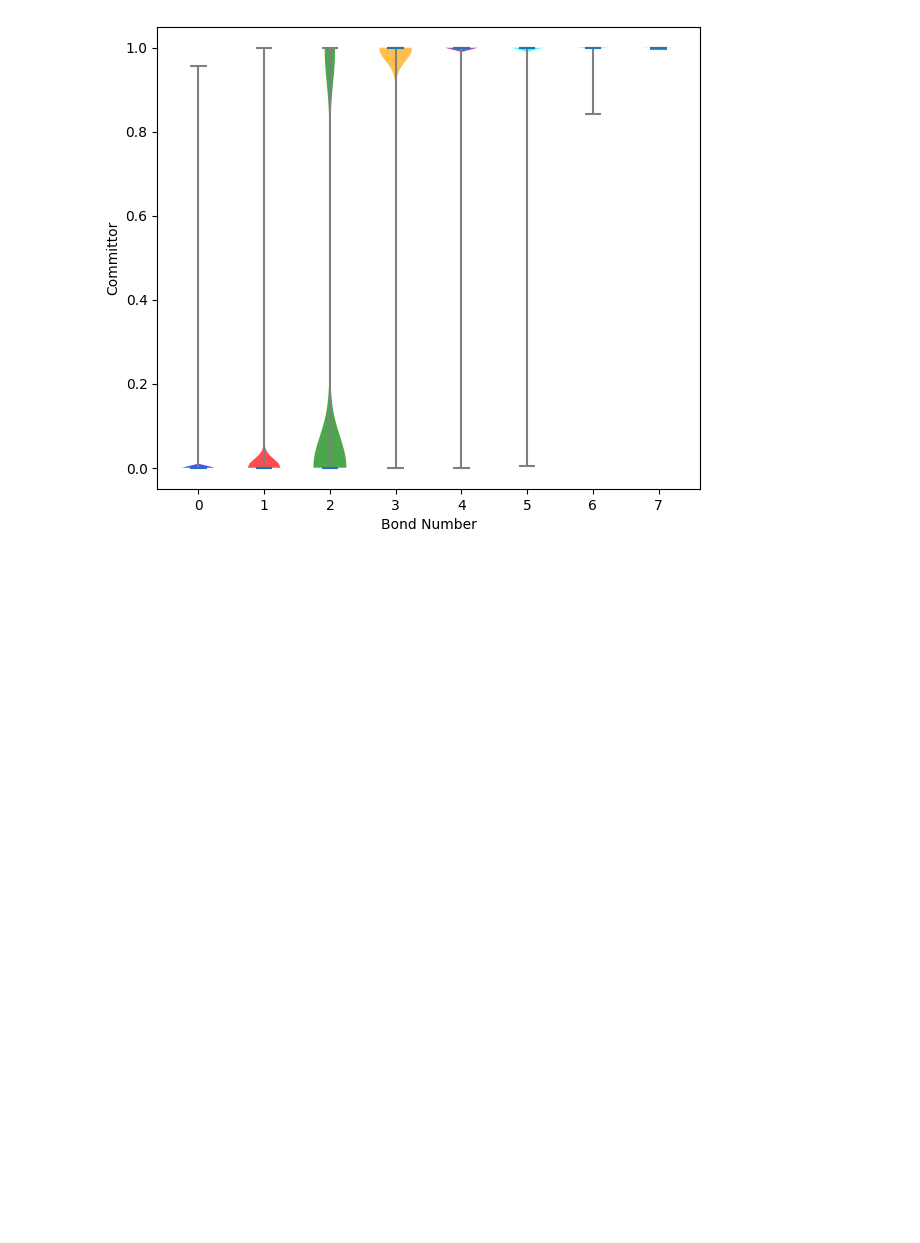
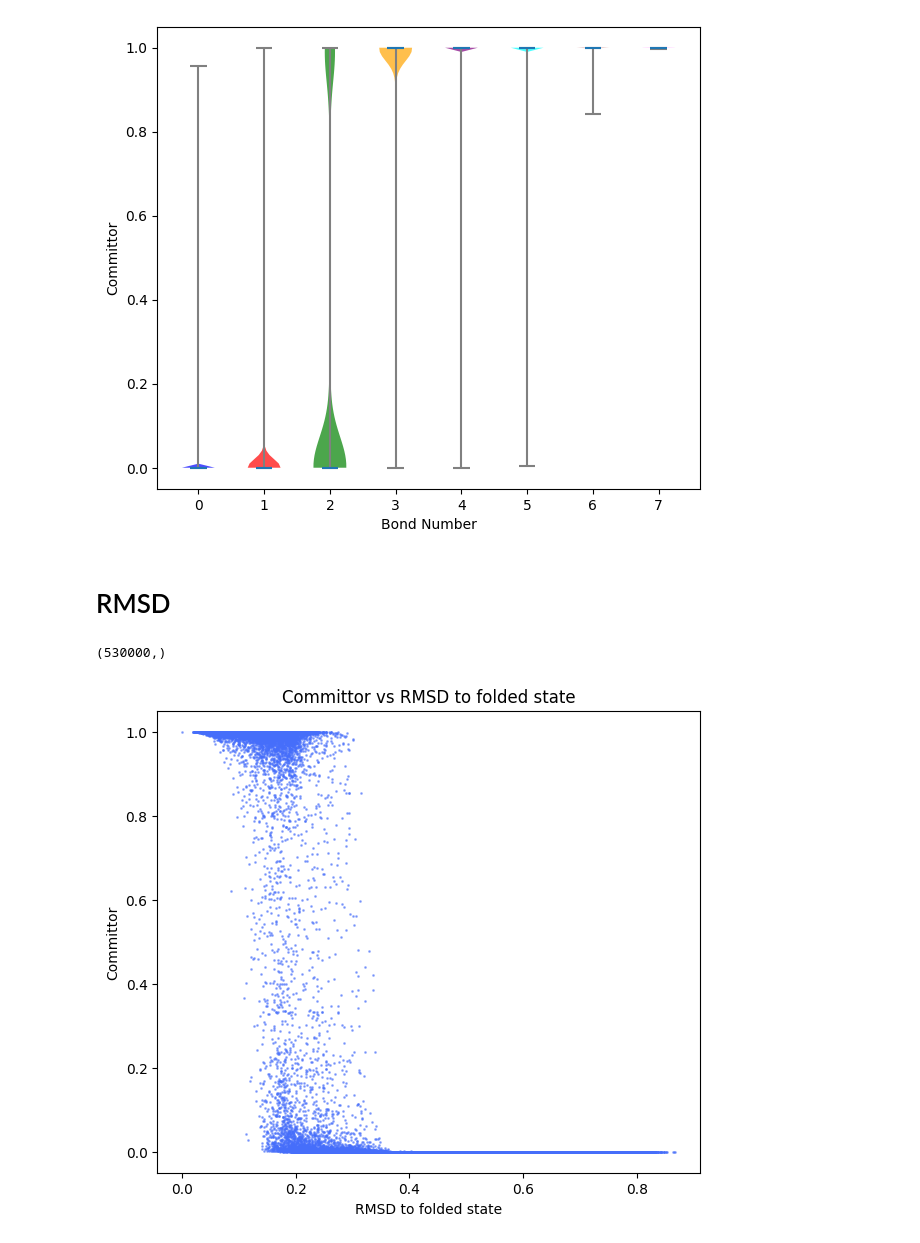
Before and after one commit to seonghyun26/bioemu, a Jupyter notebook: notebook/analysis-committor.ipynb, the cells around one changed output. Saved outputs shown, nothing was run; the diff lists cells and outputs as text; code cells hidden in the pictures; blank space fills up the shorter version.

```diff
--- a/notebook/analysis-committor.ipynb
+++ b/notebook/analysis-committor.ipynb
@@ -380,3 +400,27 @@ ax.set_ylabel("Committor")
 plt.show()
 # %% [output]
 [figure]
+# %% [markdown]
+# RMSD
+# %%
+molecule = "CLN025"
+rmsd_path = f"/home/shpark/prj-mlcv/lib/DESRES/DESRES-Trajectory_{molecule}-0-protein/{molecule}-0-rmsd.pt"
+rmsd = torch.load(rmsd_path).numpy()[:530000]
+print(rmsd.shape)
+
+fig = plt.figure(figsize=(7, 6))
+ax = fig.add_subplot(111)
+ax.scatter(
+	rmsd,
+	1 - committor_value.cpu().detach().numpy().flatten(),
+	color=blue,
+	s=1,
+	alpha=0.5,
+)
+ax.set_xlabel(f"RMSD to folded state")
+ax.set_ylabel(f"Committor")
+ax.set_title(f"Committor vs RMSD to folded state")
+plt.show()
+# %% [output]
+(530000,)
+[figure, added]
```
Also changed, not shown: parts of 5 cells of this notebook, 57 other files.
